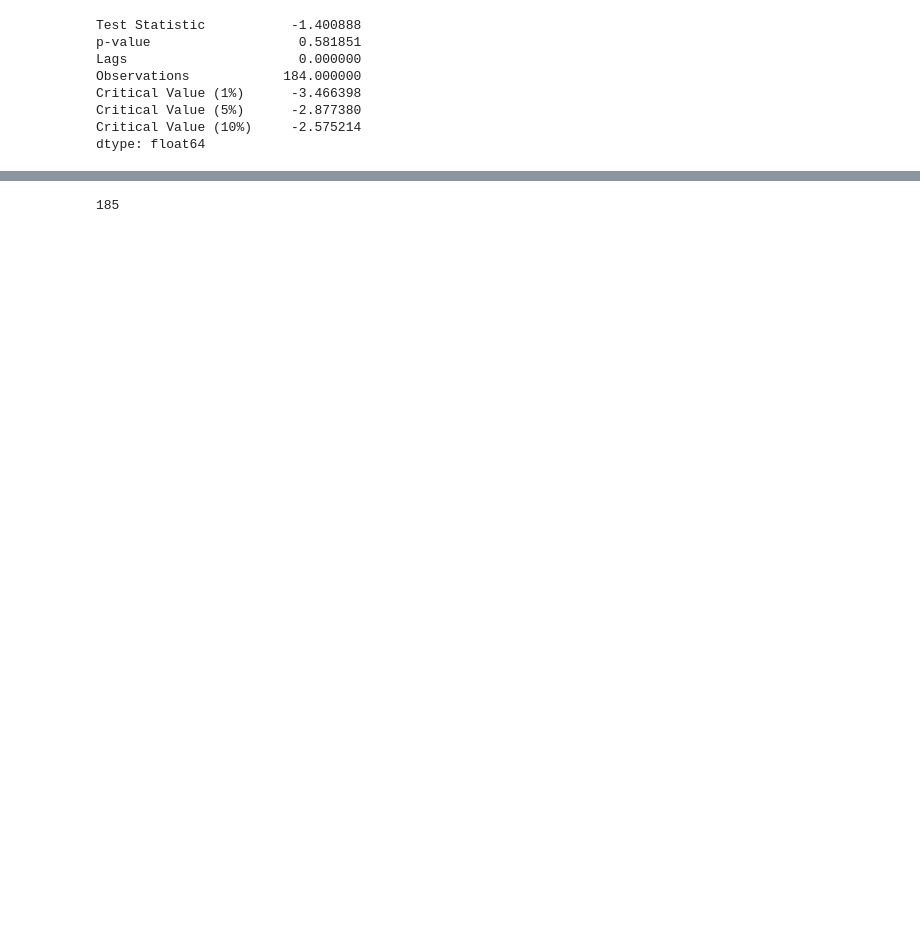
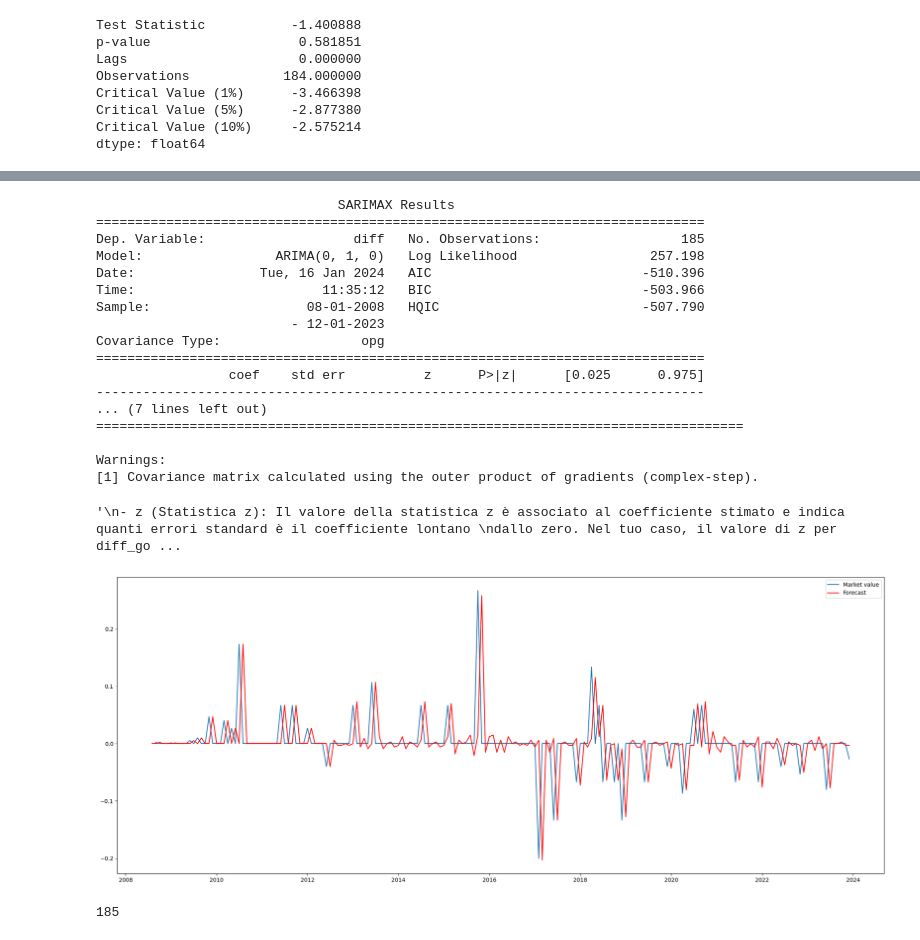
Before and after one commit to MikDR/DataScience-Python, a Jupyter notebook: codice/serie_temp/serie_per_giocatore.ipynb, the cells around one changed output, grey strips where cells are left out. Cells and saved outputs as stored; diff of their text form; code cells hidden in the pictures; blank space fills up the shorter version.

```diff
--- a/codice/serie_temp/serie_per_giocatore.ipynb
+++ b/codice/serie_temp/serie_per_giocatore.ipynb
@@ -525,3 +512,52 @@ Warnings:
+# %%
+# fit ARIMA model
+fig = plt.figure(figsize=(20,8))
+model1 = ARIMA(endog=differenced_series["diff"], exog=differenced_series[["diff_goal"]], order=(0,1,0))
+ax = plt.gca()
+results1 = model1.fit()
+plt.plot(differenced_series["diff"])
+#plt.plot(differenced_series["goals"])
+plt.plot(results1.fittedvalues, color='red')
+ax.legend(['Market value', 'Forecast'])
+plt.tight_layout()
+plt.savefig(f"../../images/model_ARIMA_player_{player_id_to_plot}.png")
+
+print(results1.summary())
+
+'''
+- z (Statistica z): Il valore della statistica z è associato al coefficiente stimato e indica quanti errori standard è il coefficiente lontano
+dallo zero. Nel tuo caso, il valore di z per diff_goal è prossimo a 0.010.
+
+- P>|z| (Valore p): Il valore p (P>|z|) è la probabilità che il coefficiente diff_goal sia effettivamente zero (non significativo).
+In questo caso, il valore p è prossimo a 0.992.
+
+La statistica z vicina a zero suggerisce che il coefficiente diff_goal non è significativamente diverso da zero.
+Il valore p elevato (vicino a 0.992) conferma questa osservazione e suggerisce che il coefficiente diff_goal non è statisticamente significativo.
+In altre parole, dal punto di vista statistico, sembra che il termine diff_goal non abbia un impatto significativo sulla tua variabile dipendente,
+almeno in base alle informazioni fornite dalle statistiche z e p-value nel tuo modello ARIMA.
+Potresti considerare la possibilità di esaminare ulteriormente la validità del termine esogeno diff_goal o esplorare altre variabili che
+potrebbero avere un impatto maggiore sulla tua serie temporale.
+'''
+# %% [output]
+                               SARIMAX Results
+==============================================================================
+Dep. Variable:                   diff   No. Observations:                  185
+Model:                 ARIMA(0, 1, 0)   Log Likelihood                 257.198
+Date:                Tue, 16 Jan 2024   AIC                           -510.396
+Time:                        11:35:12   BIC                           -503.966
+Sample:                    08-01-2008   HQIC                          -507.790
+                         - 12-01-2023
+Covariance Type:                  opg
+==============================================================================
+                 coef    std err          z      P>|z|      [0.025      0.975]
+------------------------------------------------------------------------------
+... (7 lines left out)
+===================================================================================
+
+Warnings:
+[1] Covariance matrix calculated using the outer product of gradients (complex-step).
+'\n- z (Statistica z): Il valore della statistica z è associato al coefficiente stimato e indica quanti errori standard è il coefficiente lontano \ndallo zero. Nel tuo caso, il valore di z per diff_go ...
+[figure, added]
 # %%
 numero_righe = len(differenced_series)
 print(numero_righe)
```
Also changed, not shown: parts of 14 cells of this notebook.
